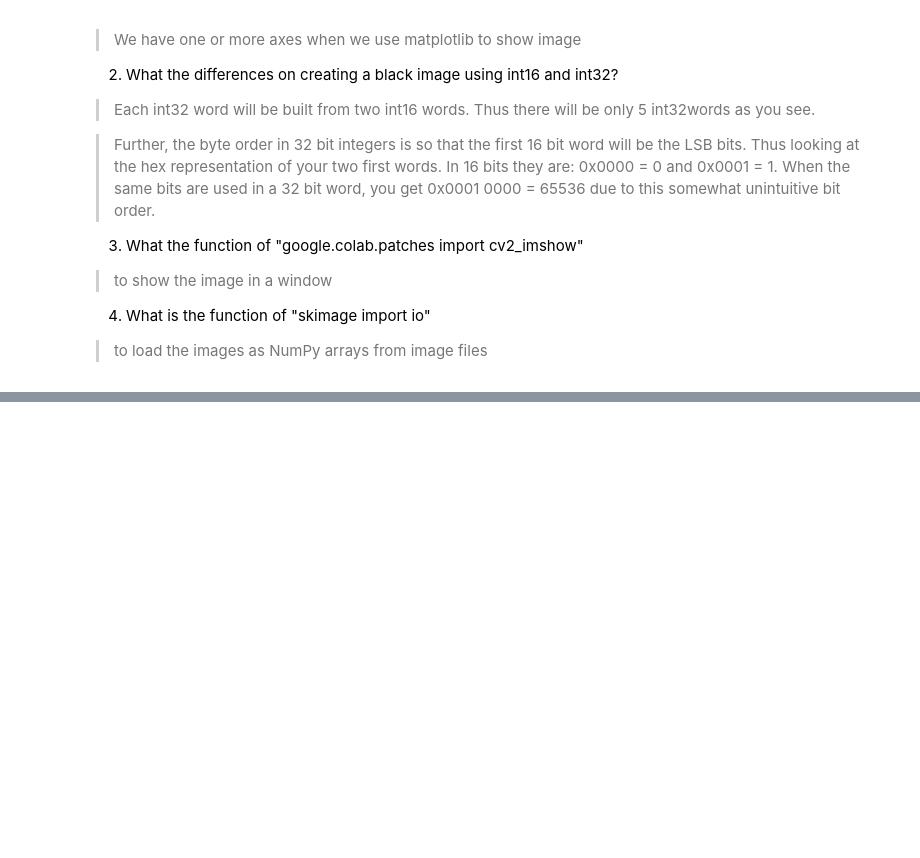
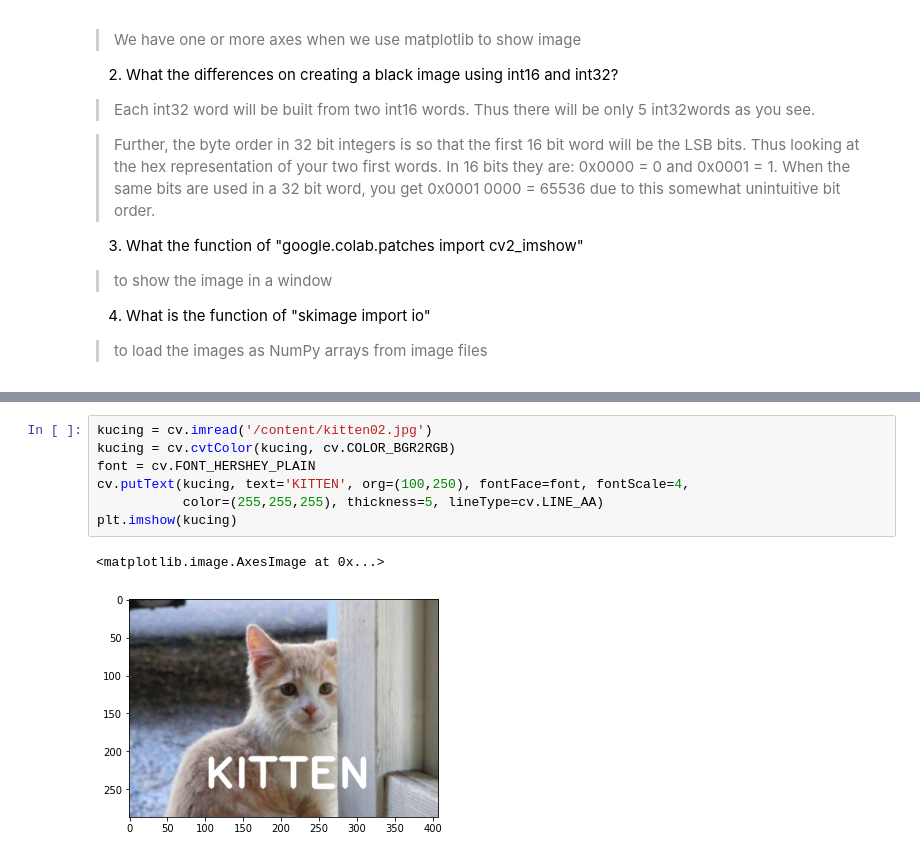
Before and after one commit to ViraMeliana/PCVK_Genap_2021, a Jupyter notebook: Week2.ipynb, the cells around one changed output, grey strips where cells are left out. Drawn from its saved outputs; the diff is of its cells as text; blank space fills up the shorter version.

```diff
--- a/Week2.ipynb
+++ b/Week2.ipynb
@@ -239,0 +299,10 @@ plt.imshow(black_img2)
+# %%
+kucing = cv.imread('/content/kitten02.jpg')
+kucing = cv.cvtColor(kucing, cv.COLOR_BGR2RGB)
+font = cv.FONT_HERSHEY_PLAIN
+cv.putText(kucing, text='KITTEN', org=(100,250), fontFace=font, fontScale=4,
+           color=(255,255,255), thickness=5, lineType=cv.LINE_AA)
+plt.imshow(kucing)
+# %% [output]
+<matplotlib.image.AxesImage at 0x...>
+[figure, added]
```
Also changed, not shown: parts of 6 cells of this notebook.
